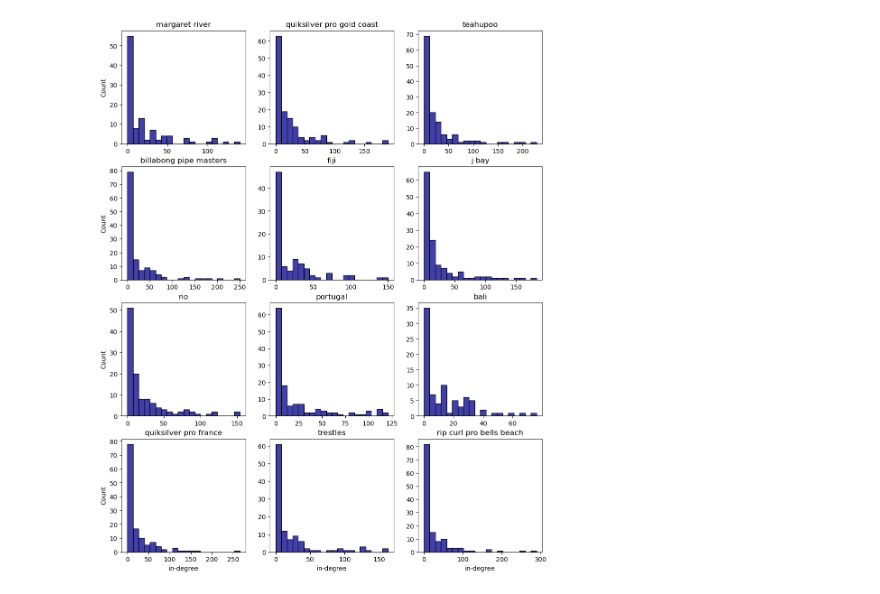
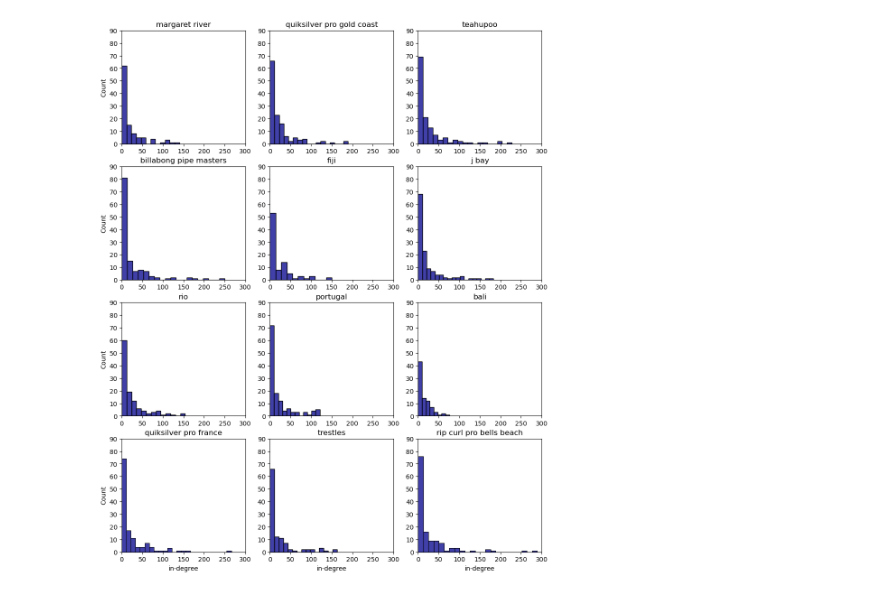
Before and after one commit to imalvarado/6400-Project-ima35, a Jupyter notebook: code/events_analysis.ipynb, the cells around one changed output. Saved outputs shown, nothing was run; the diff lists cells and outputs as text; code cells hidden in the pictures.

```diff
--- a/code/events_analysis.ipynb
+++ b/code/events_analysis.ipynb
@@ -33,33 +33,35 @@ i = 0; j = 0
 for file in network_files:
 
     if file == "overall_results_network.gml":
         continue
 
     # get network
     net = nx.read_gml(f"../data/networks/{file}")
     event_name = file.split("_network")[0]
 
     # get dataframe
     df = get_stats_df(net)
 
     # make plot
-    sns.histplot(df["in-degree"], bins=20, color="darkblue", ax=axes[i,j])
+    sns.histplot(df["in-degree"], color="darkblue", ax=axes[i,j])
 
-    # set axis labels
+    # set axes
+    axes[i,j].set_xlim(0,300)
+    axes[i,j].set_ylim(0,90)
     if j != 0:
         axes[i,j].set_ylabel("")
     if i != 3:
         axes[i,j].set_xlabel("")
 
     # set title
     axes[i,j].set_title(event_name.replace("_results", "").replace("-"," "))
 
     # incremement visual
     j += 1
     if j%3 == 0:
         j = 0
         i += 1
 
 plt.show()
 # %% [output]
-[figure, old version]
+[figure, new version]
```
Also changed, not shown: 3 other files.
